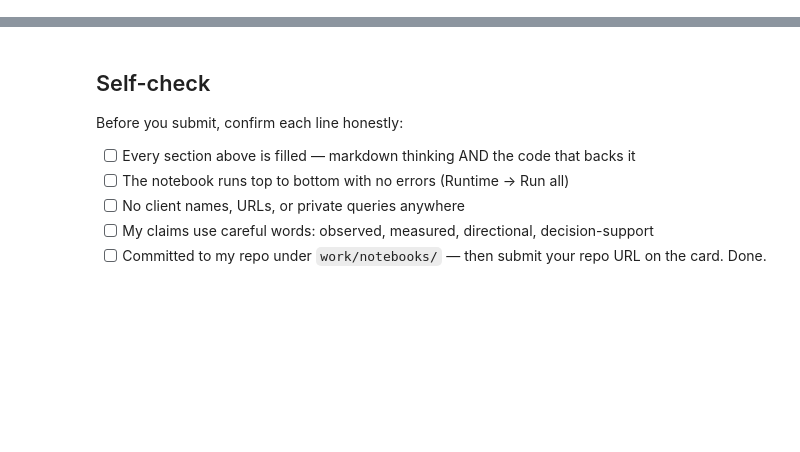
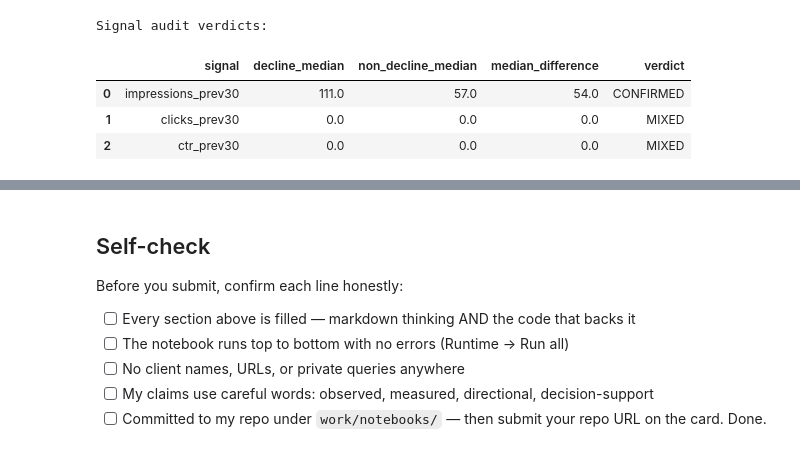
Before and after one commit to MohammadAqaNoori/flyrank-ml-internship, a Jupyter notebook: work/notebooks/w04_signal_audit.ipynb, the cells around one changed output, grey strips where cells are left out. Saved outputs shown, nothing was run; the diff lists cells and outputs as text; code cells hidden in the pictures; blank space fills up the shorter version.

```diff
--- a/work/notebooks/w04_signal_audit.ipynb
+++ b/work/notebooks/w04_signal_audit.ipynb
@@ -36,0 +15,25 @@ This skeleton is yours to fill. Work the sections **in order** — each one has
+# %%
+# ML-06 — Section 0: Load query-performance data
+
+from datasets import load_dataset
+from itertools import islice
+import pandas as pd
+import numpy as np
+import matplotlib.pyplot as plt
+
+query_ds = load_dataset(
+    "FlyRank/internship-warehouse",
+    "fact_content_query_90d",
+    split="train",
+    streaming=True
+)
+
+query_rows = list(islice(query_ds, 100000))
+query_df = pd.DataFrame(query_rows)
+
+print("Source table: fact_content_query_90d")
+print("Rows loaded:", len(query_df))
+print("Columns:", len(query_df.columns))
+
+print("\nAvailable columns:")
+print(query_df.columns.tolist())
@@ -36,0 +281,26 @@ This skeleton is yours to fill. Work the sections **in order** — each one has
+# %%
+# Additional directional check using the difference in medians.
+
+signal_test_results["median_difference"] = (
+    signal_test_results["decline_median"]
+    - signal_test_results["non_decline_median"]
+)
+
+print("Signal audit verdicts:")
+display(
+    signal_test_results[
+        [
+            "signal",
+            "decline_median",
+            "non_decline_median",
+            "median_difference",
+            "verdict",
+        ]
+    ]
+)
+# %% [output]
+Signal audit verdicts:
+|  | signal | decline_median | non_decline_median | median_difference | verdict |
+| 0 | impressions_prev30 | 111.0 | 57.0 | 54.0 | CONFIRMED |
+| 1 | clicks_prev30 | 0.0 | 0.0 | 0.0 | MIXED |
+| 2 | ctr_prev30 | 0.0 | 0.0 | 0.0 | MIXED |
```
Also changed, not shown: parts of 22 cells of this notebook.
